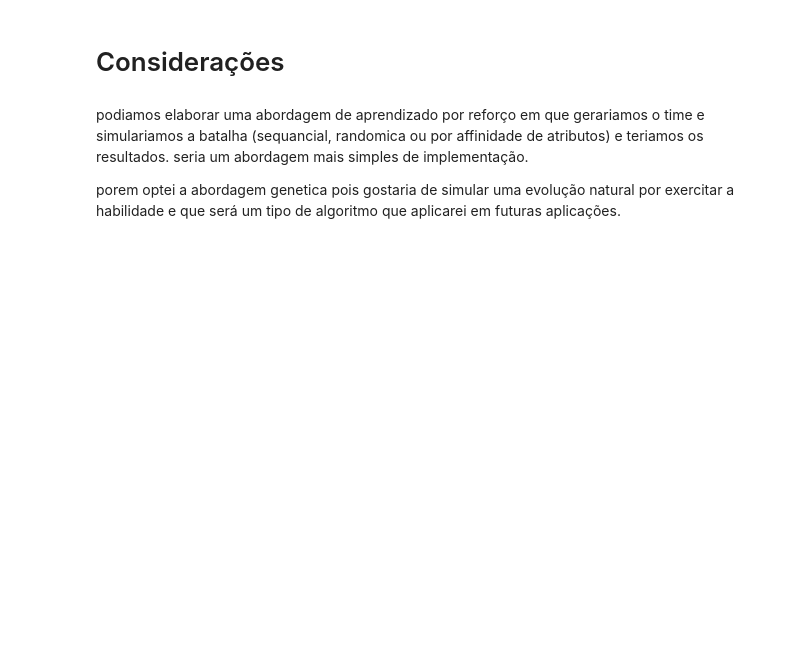
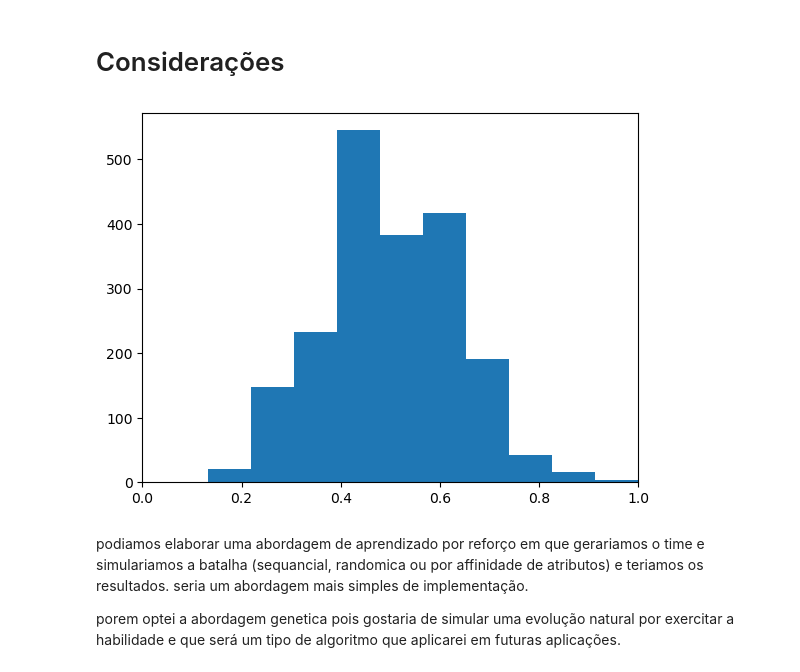
Before and after one commit to FroschFT/NaturalComputing_artigo, a Jupyter notebook: artigo.ipynb, the cells around one changed output. Saved outputs shown, nothing was run; the diff lists cells and outputs as text; code cells hidden in the pictures; blank space fills up the shorter version.

```diff
--- a/artigo.ipynb
+++ b/artigo.ipynb
@@ -180,2 +264,10 @@ plt.show()
 # %% [markdown]
 # Considerações
+# %%
+s = np.random.poisson(lam=15, size=2000)
+s = s/np.max(s)#*np.random.random()
+plt.hist(s)
+plt.xlim(0, 1)
+plt.show()
+# %% [output]
+[figure, added]
```
Also changed, not shown: parts of 11 cells of this notebook.
